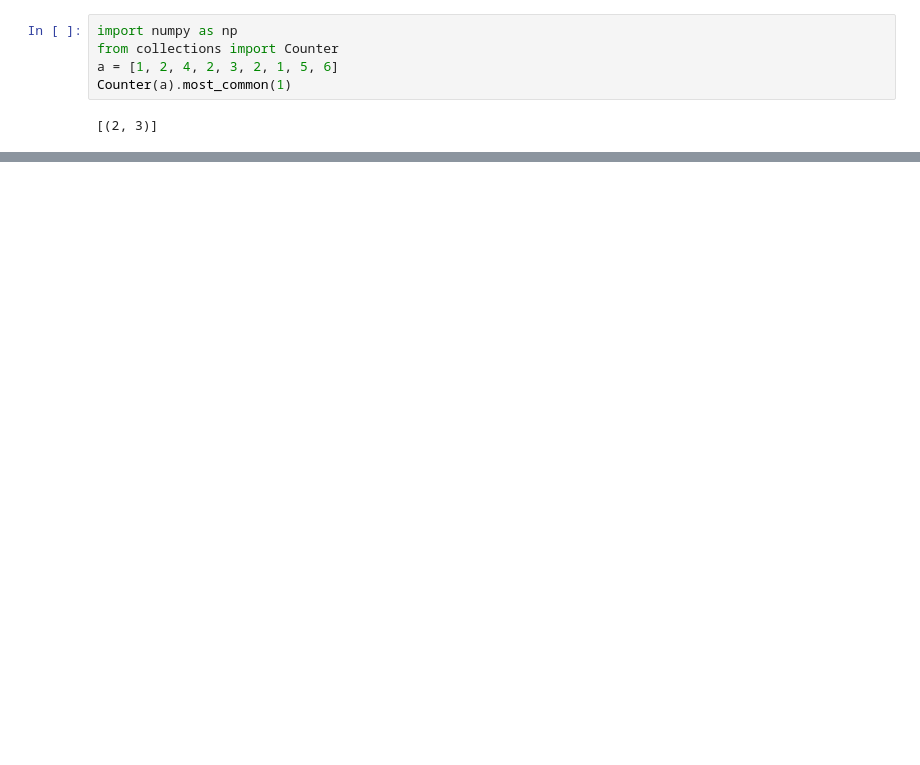
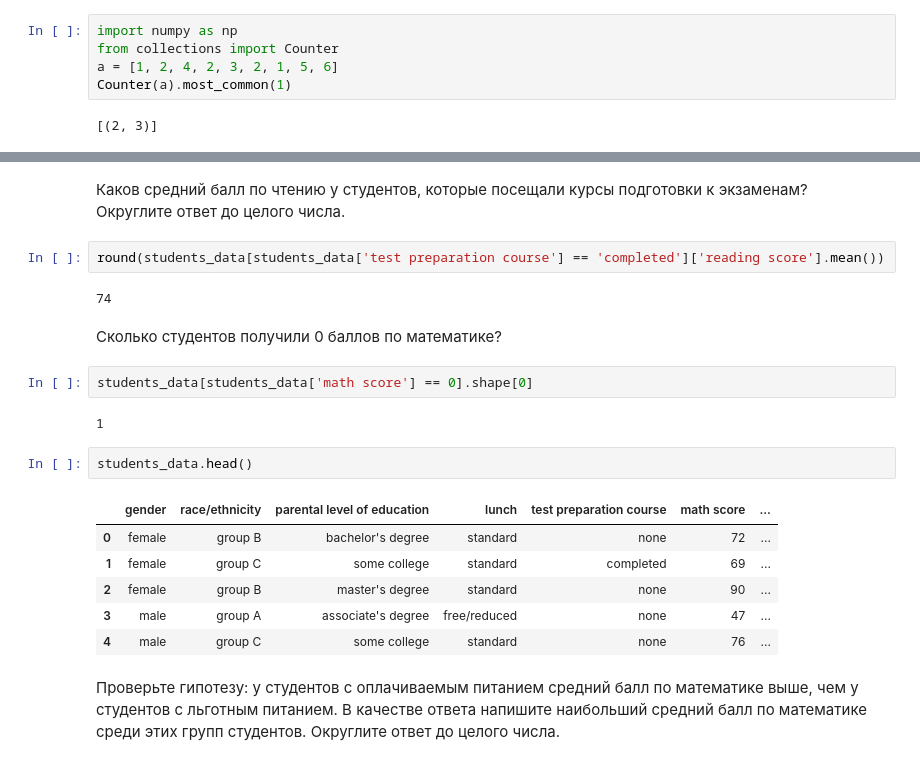
Before and after one commit to Xeniabestlook/sf_training, a Jupyter notebook: PY_10_Введение в Pandas/checkpoints/file_1.ipynb, the cells around one changed output, grey strips where cells are left out. Cells and saved outputs as stored; diff of their text form; blank space fills up the shorter version.

```diff
--- a/PY_10_Введение в Pandas/checkpoints/file_1.ipynb
+++ b/PY_10_Введение в Pandas/checkpoints/file_1.ipynb
@@ -501,0 +762,26 @@ Counter(a).most_common(1)
+# %% [markdown]
+Каков средний балл по чтению у студентов, которые посещали курсы подготовки к экзаменам?
+Округлите ответ до целого числа.
+# %%
+round(students_data[students_data['test preparation course'] == 'completed']['reading score'].mean())
+# %% [output]
+74
+# %% [markdown]
+Сколько студентов получили 0 баллов по математике?
+# %%
+students_data[students_data['math score'] == 0].shape[0]
+# %% [output]
+1
+# %%
+students_data.head()
+# %% [output]
+|  | gender | race/ethnicity | parental level of education | lunch | test preparation course | math score | ... |
+| 0 | female | group B | bachelor's degree | standard | none | 72 | ... |
+| 1 | female | group C | some college | standard | completed | 69 | ... |
+| 2 | female | group B | master's degree | standard | none | 90 | ... |
+| 3 | male | group A | associate's degree | free/reduced | none | 47 | ... |
+| 4 | male | group C | some college | standard | none | 76 | ... |
+# %% [markdown]
+Проверьте гипотезу: у студентов с оплачиваемым питанием средний балл по математике выше, чем у студентов с льготным питанием.
+В качестве ответа напишите наибольший средний балл по математике среди этих групп студентов.
+Округлите ответ до целого числа.
```
Also changed, not shown: parts of 47 cells of this notebook, 3 other files.
